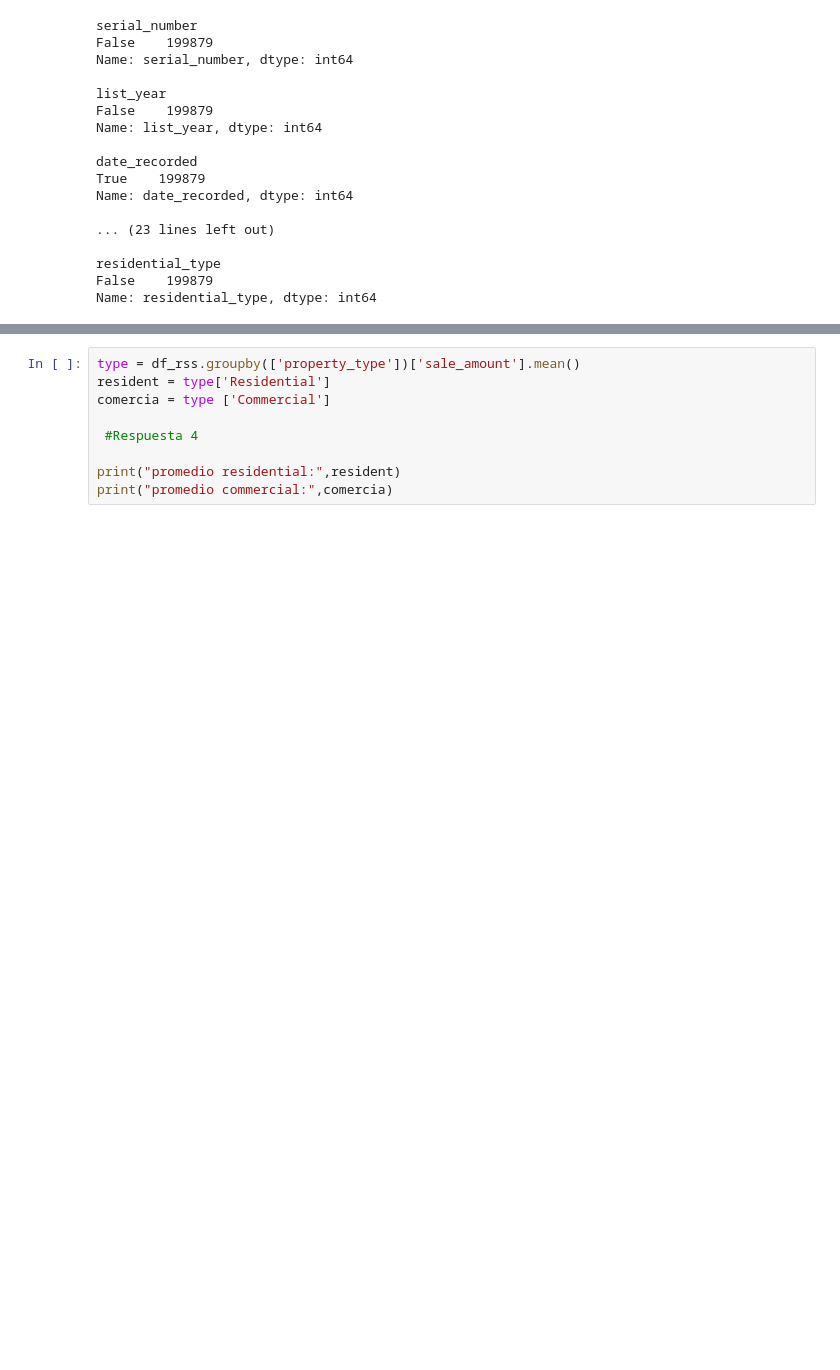
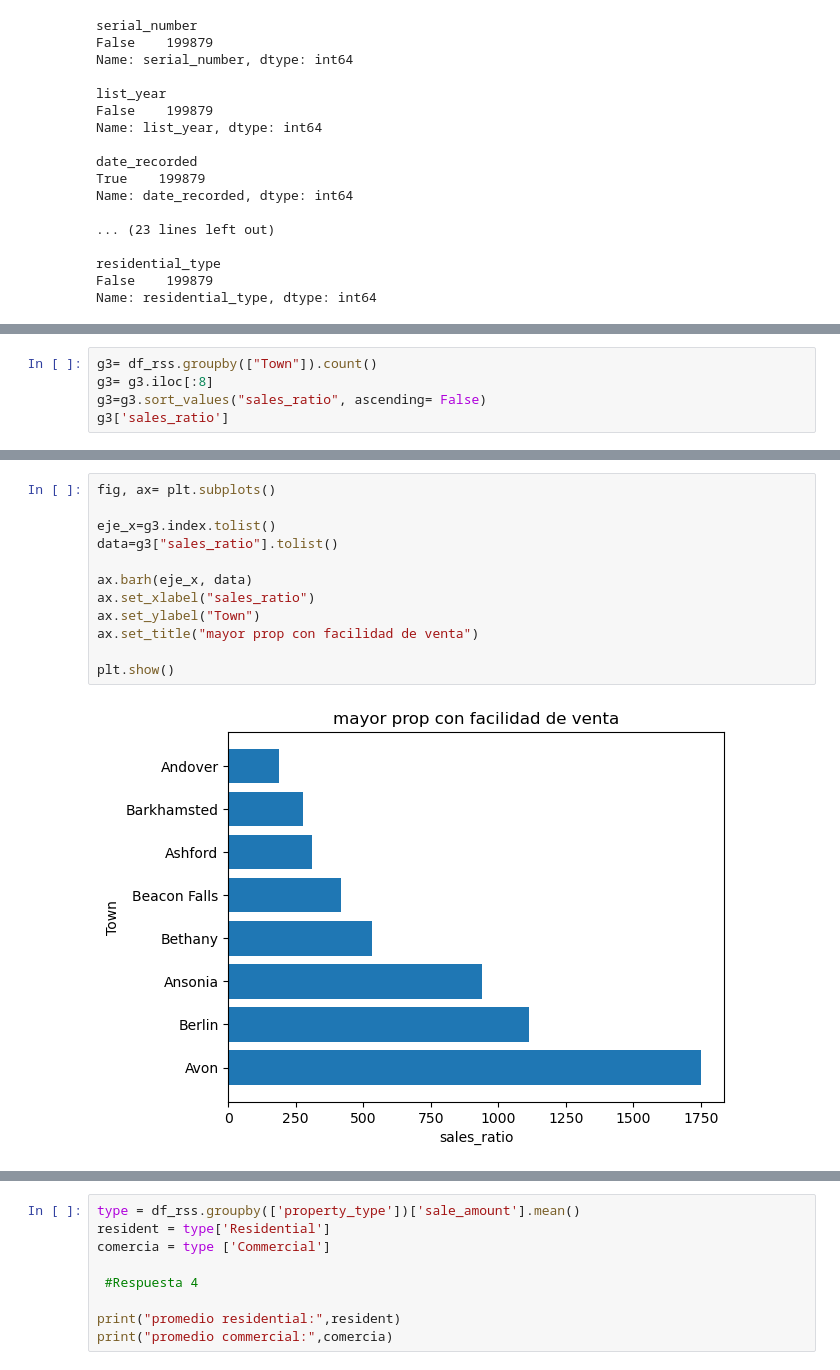
Before and after one commit to Christian21ago/Analisis_de_Datos_Proyecto, a Jupyter notebook: Data Analysis - Proyecto Final.ipynb, the cells around one changed output, grey strips where cells are left out. Drawn from its saved outputs; the diff is of its cells as text; blank space fills up the shorter version.

```diff
--- a/Data Analysis - Proyecto Final.ipynb
+++ b/Data Analysis - Proyecto Final.ipynb
@@ -280,0 +382,5 @@ Name: sale_amount, dtype: float64
+# %%
+g3= df_rss.groupby(["Town"]).count()
+g3= g3.iloc[:8]
+g3=g3.sort_values("sales_ratio", ascending= False)
+g3['sales_ratio']
@@ -280,0 +398,14 @@ Name: sale_amount, dtype: float64
+# %%
+fig, ax= plt.subplots()
+
+eje_x=g3.index.tolist()
+data=g3["sales_ratio"].tolist()
+
+ax.barh(eje_x, data)
+ax.set_xlabel("sales_ratio")
+ax.set_ylabel("Town")
+ax.set_title("mayor prop con facilidad de venta")
+
+plt.show()
+# %% [output]
+[figure, added]
```
Also changed, not shown: parts of 34 cells of this notebook.
